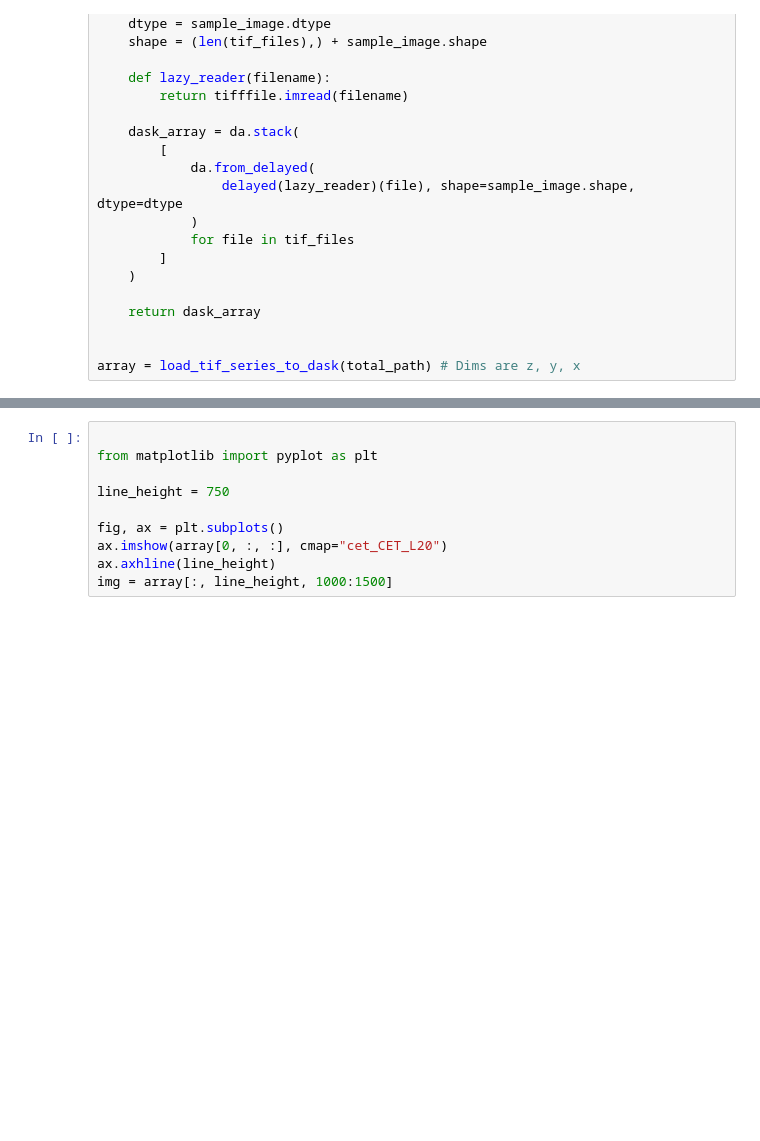
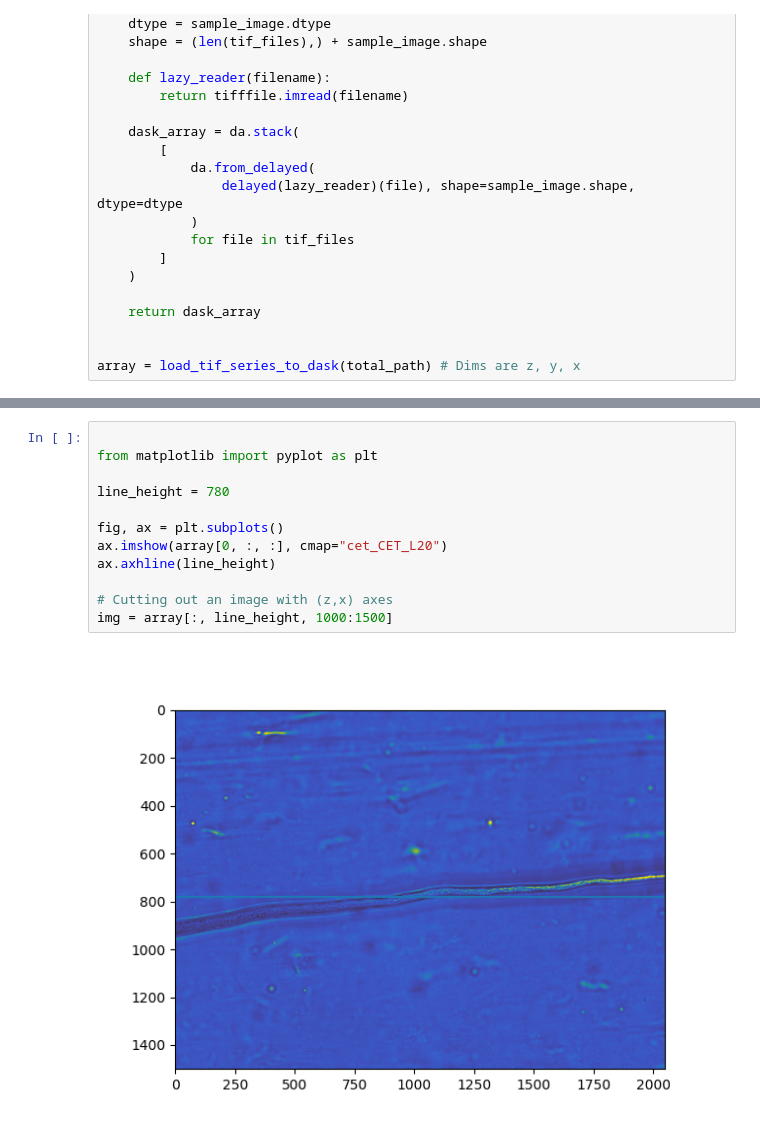
Before and after one commit to Staalduine/flow_analysis_comps, a Jupyter notebook: video_scratch_space.ipynb, the cells around one changed output, grey strips where cells are left out. Saved outputs shown, nothing was run; the diff lists cells and outputs as text; blank space fills up the shorter version.

```diff
--- a/video_scratch_space.ipynb
+++ b/video_scratch_space.ipynb
@@ -85,11 +91,15 @@ for i in range(nr_of_filters):
 # %%
 
 from matplotlib import pyplot as plt
 
-line_height = 750
+line_height = 780
 
 fig, ax = plt.subplots()
 ax.imshow(array[0, :, :], cmap="cet_CET_L20")
 ax.axhline(line_height)
+
+# Cutting out an image with (z,x) axes
 img = array[:, line_height, 1000:1500]
+# %% [output]
+[figure, added]
 # %%
```
Also changed, not shown: parts of 5 cells of this notebook, 2 other files.
